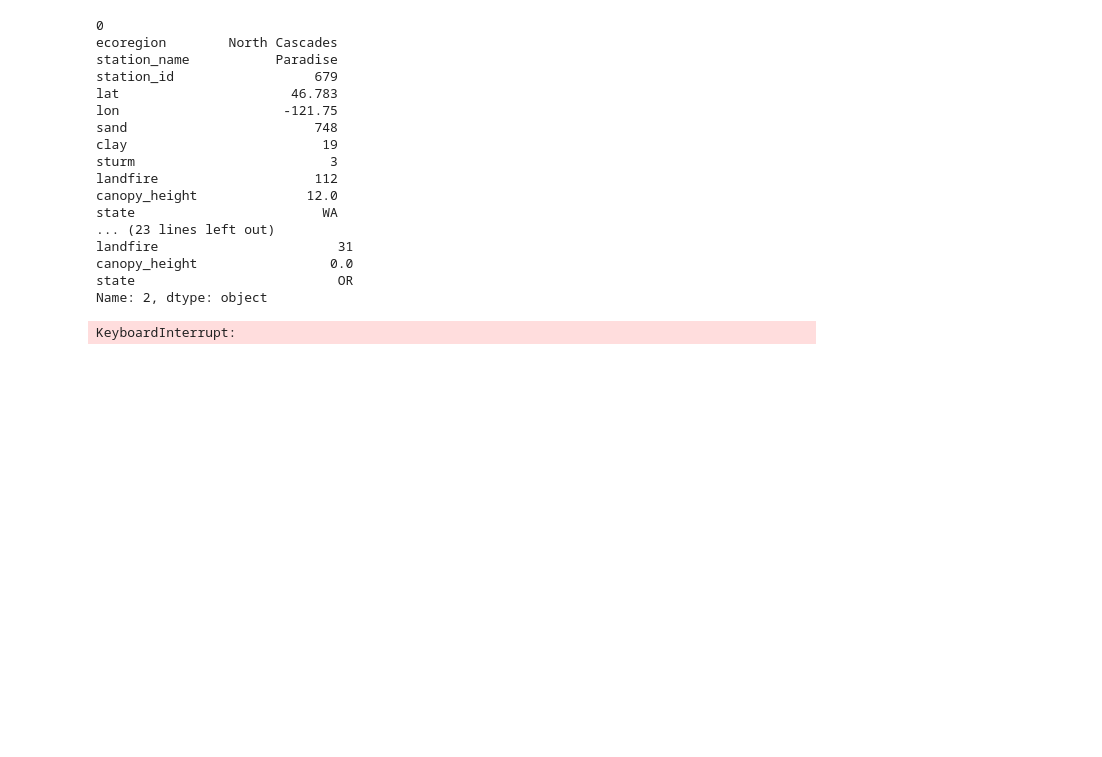
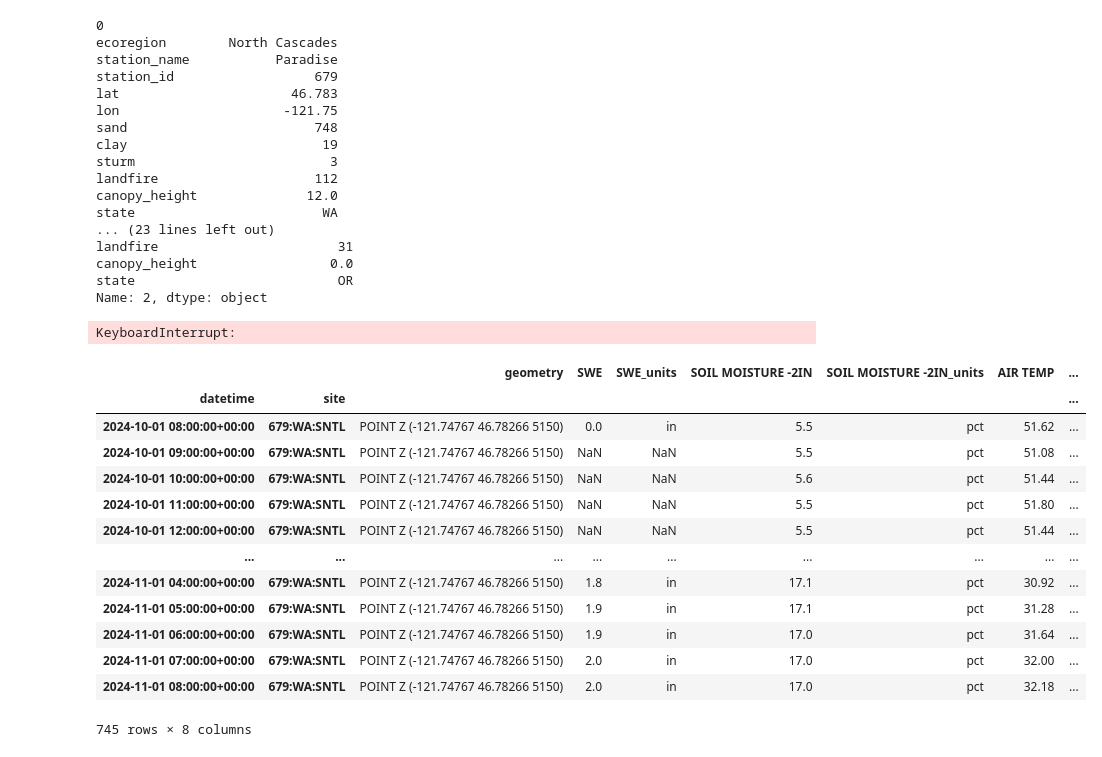
Before and after one commit to rpalomaki/SWE_error_analysis, a Jupyter notebook: src/data_acquistion/play/snotel_metloom.ipynb, the cells around one changed output. Saved outputs shown, nothing was run; the diff lists cells and outputs as text; code cells hidden in the pictures; blank space fills up the shorter version.

```diff
--- a/src/data_acquistion/play/snotel_metloom.ipynb
+++ b/src/data_acquistion/play/snotel_metloom.ipynb
@@ -33,3 +33,20 @@ canopy_height                 0.0
 state                          OR
 Name: 2, dtype: object
 KeyboardInterrupt:
+# %%
+dfs[0]
+# %% [output]
+|  |  | geometry | SWE | SWE_units | SOIL MOISTURE -2IN | SOIL MOISTURE -2IN_units | AIR TEMP | ... |
+| datetime | site |  |  |  |  |  |  | ... |
+| 2024-10-01 08:00:00+00:00 | 679:WA:SNTL | POINT Z (-121.74767 46.78266 5150) | 0.0 | in | 5.5 | pct | 51.62 | ... |
+| 2024-10-01 09:00:00+00:00 | 679:WA:SNTL | POINT Z (-121.74767 46.78266 5150) | NaN | NaN | 5.5 | pct | 51.08 | ... |
+| 2024-10-01 10:00:00+00:00 | 679:WA:SNTL | POINT Z (-121.74767 46.78266 5150) | NaN | NaN | 5.6 | pct | 51.44 | ... |
+| 2024-10-01 11:00:00+00:00 | 679:WA:SNTL | POINT Z (-121.74767 46.78266 5150) | NaN | NaN | 5.5 | pct | 51.80 | ... |
+| 2024-10-01 12:00:00+00:00 | 679:WA:SNTL | POINT Z (-121.74767 46.78266 5150) | NaN | NaN | 5.5 | pct | 51.44 | ... |
+| ... | ... | ... | ... | ... | ... | ... | ... | ... |
+| 2024-11-01 04:00:00+00:00 | 679:WA:SNTL | POINT Z (-121.74767 46.78266 5150) | 1.8 | in | 17.1 | pct | 30.92 | ... |
+| 2024-11-01 05:00:00+00:00 | 679:WA:SNTL | POINT Z (-121.74767 46.78266 5150) | 1.9 | in | 17.1 | pct | 31.28 | ... |
+| 2024-11-01 06:00:00+00:00 | 679:WA:SNTL | POINT Z (-121.74767 46.78266 5150) | 1.9 | in | 17.0 | pct | 31.64 | ... |
+| 2024-11-01 07:00:00+00:00 | 679:WA:SNTL | POINT Z (-121.74767 46.78266 5150) | 2.0 | in | 17.0 | pct | 32.00 | ... |
+| 2024-11-01 08:00:00+00:00 | 679:WA:SNTL | POINT Z (-121.74767 46.78266 5150) | 2.0 | in | 17.0 | pct | 32.18 | ... |
+745 rows × 8 columns
```
Also changed, not shown: 2 other files.
